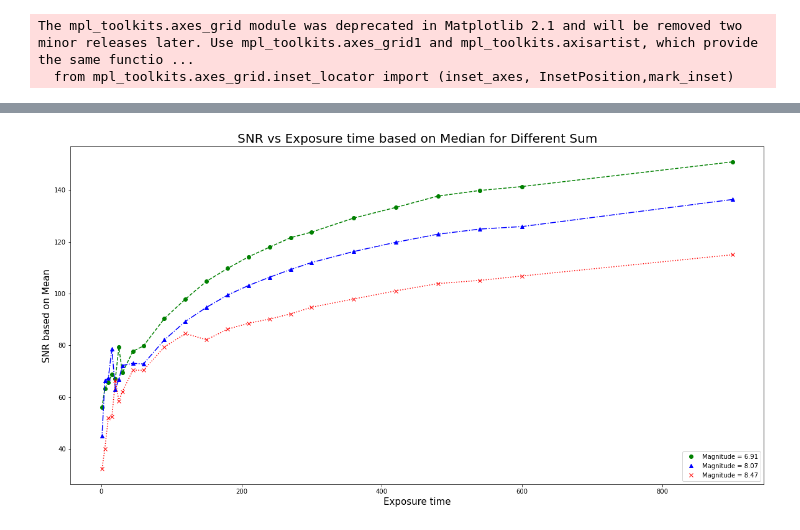
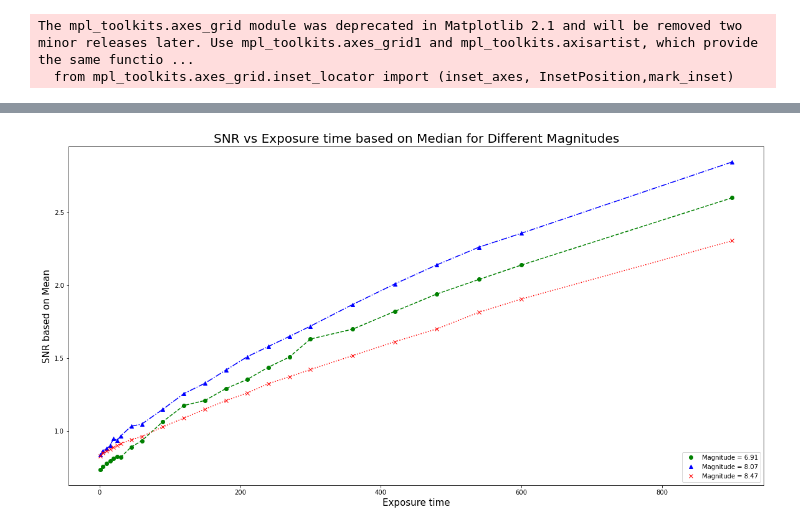
Before and after one commit to halehhajizadeh/SNR-and-Exposure, a Jupyter notebook: SNR_Magnitude.ipynb, the cells around one changed output, grey strips where cells are left out. Drawn from its saved outputs; the diff is of its cells as text; code cells hidden in the pictures.

```diff
--- a/SNR_Magnitude.ipynb
+++ b/SNR_Magnitude.ipynb
@@ -57,18 +39,18 @@ plt.show()
-# %%
-fig, ax1 = plt.subplots(figsize=(20,10))
-plt.plot(df[df["Magnitude"] == 6.91]["exposure_time"], df[df["Magnitude"] == 6.91]["SNR_sum"], 'g--')
-plt.plot(df[df["Magnitude"] == 6.91]["exposure_time"], df[df["Magnitude"] == 6.91]["SNR_sum"], 'go', label='Magnitude = 6.91')
-plt.plot(df[df["Magnitude"] == 8.07]["exposure_time"], df[df["Magnitude"] == 8.07]["SNR_sum"], 'b^', label='Magnitude = 8.07')
-plt.plot(df[df["Magnitude"] == 8.07]["exposure_time"], df[df["Magnitude"] == 8.07]["SNR_sum"], 'b-.')
-plt.plot(df[df["Magnitude"] == 8.47]["exposure_time"], df[df["Magnitude"] == 8.47]["SNR_sum"], 'rx', label='Magnitude = 8.47')
-plt.plot(df[df["Magnitude"] == 8.47]["exposure_time"], df[df["Magnitude"] == 8.47]["SNR_sum"], 'r:')
-ax1.set_title('SNR vs Exposure time based on Median for Different Sum', fontsize=20)
-ax1.set_xlabel('Exposure time', fontsize=15)
-ax1.set_ylabel('SNR based on Mean',fontsize=15)
-ax1.legend(loc=4, fontsize=10)
-
-
-# plt.savefig('snr_expt_filters.png')
-plt.show()
-# %% [output]
-[figure, removed]
+# %%
+fig, ax1 = plt.subplots(figsize=(20,10))
+plt.plot(df[(df["Magnitude"] == 6.91) & (df["r_circle"] == 17)]["exposure_time"], df[(df["Magnitude"] == 6.91) & (df["r_circle"] == 17)]["SNR_median"], 'go', label='Magnitude = 6.91')
+plt.plot(df[(df["Magnitude"] == 6.91) & (df["r_circle"] == 17)]["exposure_time"], df[(df["Magnitude"] == 6.91) & (df["r_circle"] == 17)]["SNR_median"], 'g--')
+plt.plot(df[(df["Magnitude"] == 8.07) & (df["r_circle"] == 15)]["exposure_time"], df[(df["Magnitude"] == 8.07) & (df["r_circle"] == 15)]["SNR_median"], 'b^', label='Magnitude = 8.07')
+plt.plot(df[(df["Magnitude"] == 8.07) & (df["r_circle"] == 15)]["exposure_time"], df[(df["Magnitude"] == 8.07) & (df["r_circle"] == 15)]["SNR_median"], 'b-.')
+plt.plot(df[(df["Magnitude"] == 8.47) & (df["r_circle"] == 15)]["exposure_time"], df[(df["Magnitude"] == 8.47) & (df["r_circle"] == 15)]["SNR_median"], 'rx', label='Magnitude = 8.47')
+plt.plot(df[(df["Magnitude"] == 8.47) & (df["r_circle"] == 15)]["exposure_time"], df[(df["Magnitude"] == 8.47) & (df["r_circle"] == 15)]["SNR_median"], 'r:')
+ax1.set_title('SNR vs Exposure time based on Median for Different Magnitudes', fontsize=20)
+ax1.set_xlabel('Exposure time', fontsize=15)
+ax1.set_ylabel('SNR based on Mean',fontsize=15)
+ax1.legend(loc=4, fontsize=10)
+
+
+# plt.savefig('snr_expt_filters.png')
+plt.show()
+# %% [output]
+[figure, added]
```
Also changed, not shown: parts of 3 cells of this notebook.
